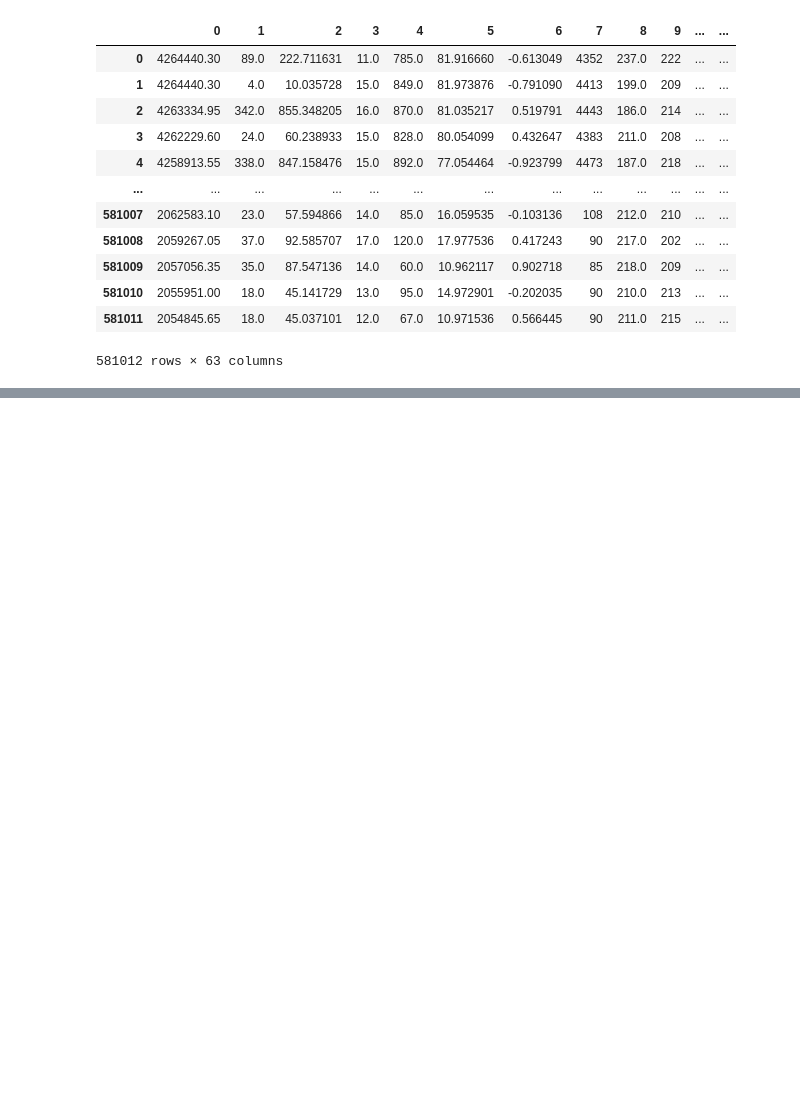
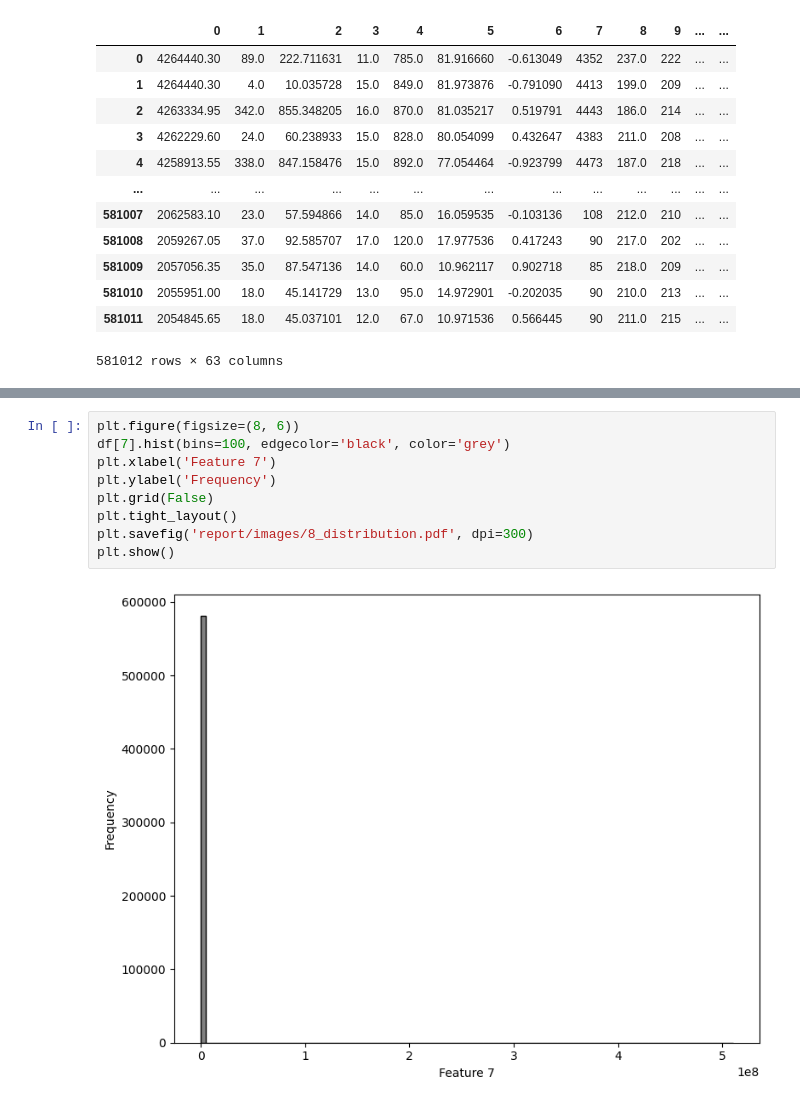
Before and after one commit to Voltzz9/ml441_assignments, a Jupyter notebook: assign1/ml441_assign1_26296918.ipynb, the cells around one changed output, grey strips where cells are left out. Saved outputs shown, nothing was run; the diff lists cells and outputs as text; blank space fills up the shorter version.

```diff
--- a/assign1/ml441_assign1_26296918.ipynb
+++ b/assign1/ml441_assign1_26296918.ipynb
@@ -326,0 +467,11 @@ df
+# %%
+plt.figure(figsize=(8, 6))
+df[7].hist(bins=100, edgecolor='black', color='grey')
+plt.xlabel('Feature 7')
+plt.ylabel('Frequency')
+plt.grid(False)
+plt.tight_layout()
+plt.savefig('report/images/8_distribution.pdf', dpi=300)
+plt.show()
+# %% [output]
+[figure, added]
```
Also changed, not shown: parts of 52 cells of this notebook, 14 other files.
